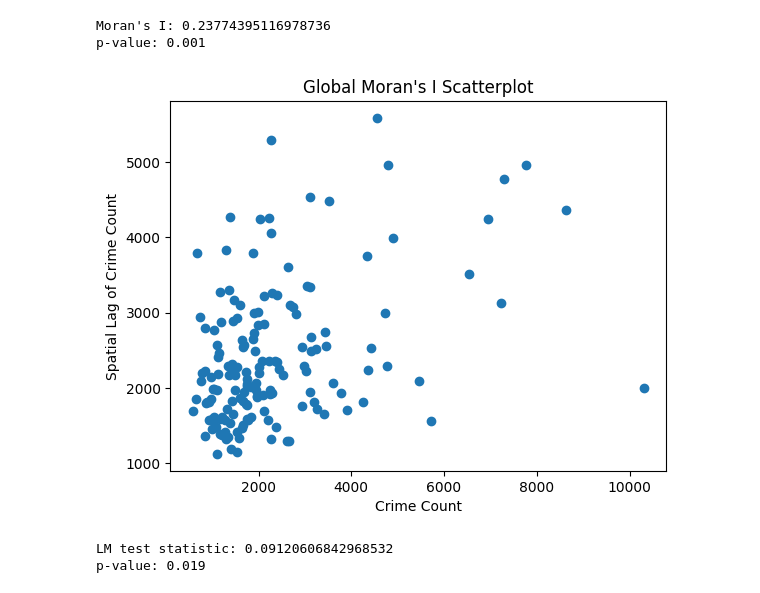
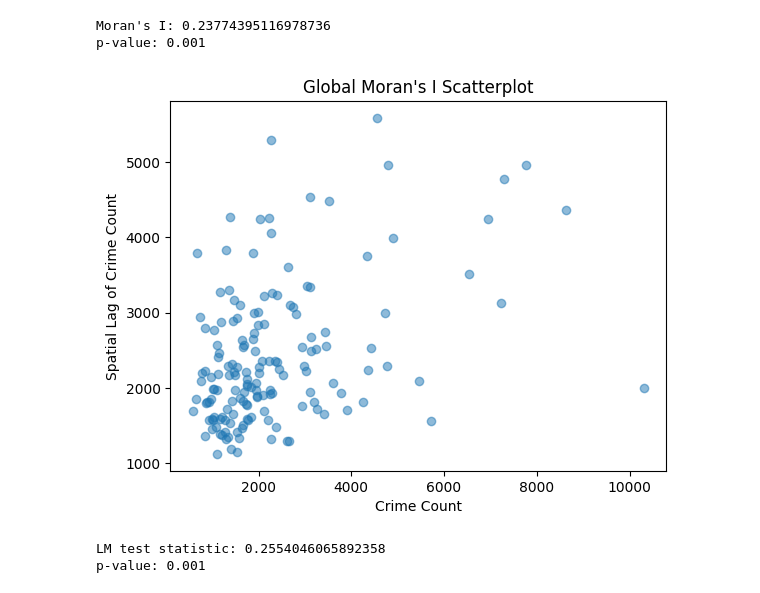
Before and after one commit to rentruong/ENGO645_TorontoCrimeAnalysis, a Jupyter notebook: TorontoCrimeSpatialAutocorrelation.ipynb, the cells around one changed output. Cells and saved outputs as stored; diff of their text form; code cells hidden in the pictures.

Commit message:
final significant variables

```diff
--- a/TorontoCrimeSpatialAutocorrelation.ipynb
+++ b/TorontoCrimeSpatialAutocorrelation.ipynb
@@ -210,7 +210,7 @@ memory usage: 23.5+ KB
 # %%
 # Select relevant features for further analysis
-neighbourhood_gdf = neighbourhood_gdf[['NeighbourhoodName', 'Crime_Count', 'Poles_Count', 'POI_Count', 'TCamera_Count', 'TotalPopulation', 'MedianTotalIncome_normalized',
-                                      'AverageTotalIncome_normalized','AverageHousePrice_normalized', 'BuildingCoveragePERCENTAGE',
+neighbourhood_gdf = neighbourhood_gdf[['NeighbourhoodName', 'Crime_Count', 'Poles_Count', 'POI_Count', 'TCamera_Count', 'TotalPopulation', 'MedianTotalIncome',
+                                      'AverageTotalIncome','AverageHousePrice', 'BuildingCoveragePERCENTAGE',
                                       'ParksOSNAPERCENTAGE', 'BuiltUpPERCENTAGE', 'geometry']]
 
 neighbourhood_gdf
@@ -243,13 +243,13 @@ Moran's I: 0.23774395116978736
 p-value: 0.001
 # %%
 # Calculate spatial lag of the dependent variable (Crime_Count)
-neighbourhood_gdf['lag_Crime_Count'] = lps.weights.lag_spatial(W, neighbourhood_gdf['Crime_Count'])
+spatial_lag = lps.weights.lag_spatial(W, neighbourhood_gdf['Crime_Count'])
 
 # Create a scatter plot of the dependent variable against the spatial lag of the dependent variable
-plt.scatter(neighbourhood_gdf['Crime_Count'], neighbourhood_gdf['lag_Crime_Count'])
-plt.title("Global Moran\'s I Scatterplot")
-plt.xlabel("Crime Count")
-plt.ylabel("Spatial Lag of Crime Count")
-plt.show()
+plt.scatter(neighbourhood_gdf['Crime_Count'], spatial_lag, alpha=0.5)
+plt.xlabel('Crime Count')
+plt.ylabel('Spatial Lag of Crime Count')
+plt.title('Global Moran\'s I Scatterplot')
+plt.show() # Show the plot
 # %% [output]
-[figure, old version]
+[figure, new version]
@@ -256,23 +274,10 @@ plt.show()
 # %%
-import statsmodels.api as sm
-
-# Add the spatial lag of the dependent variable to the model
-X = neighbourhood_gdf[['Poles_Count', 'POI_Count', 'TCamera_Count', 'TotalPopulation', 'MedianTotalIncome_normalized',
-                       'AverageTotalIncome_normalized', 'AverageHousePrice_normalized', 'BuildingCoveragePERCENTAGE',
-                       'ParksOSNAPERCENTAGE', 'BuiltUpPERCENTAGE', 'lag_Crime_Count']]
-# Dependent variable
-y = neighbourhood_gdf['Crime_Count']
-
-# Fit the linear regression model
-model = sm.OLS(y, X).fit()
-
-# Perform the Lagrange Multiplier (LM) test
+# Perform diagnostics on the residuals
 lm_test = Moran(model.resid, W)
-
 # Print the LM test statistic and p-value
-print('LM test statistic:', lm_test.I)
-print('p-value:', lm_test.p_sim)
+print(f"LM test statistic: {lm_test.I}")
+print(f"p-value: {lm_test.p_sim}")
 # %% [output]
-LM test statistic: 0.09120606842968532
-p-value: 0.019
+LM test statistic: 0.2554046065892358
+p-value: 0.001
 # %%
```
Also changed, not shown: parts of 7 cells of this notebook.
